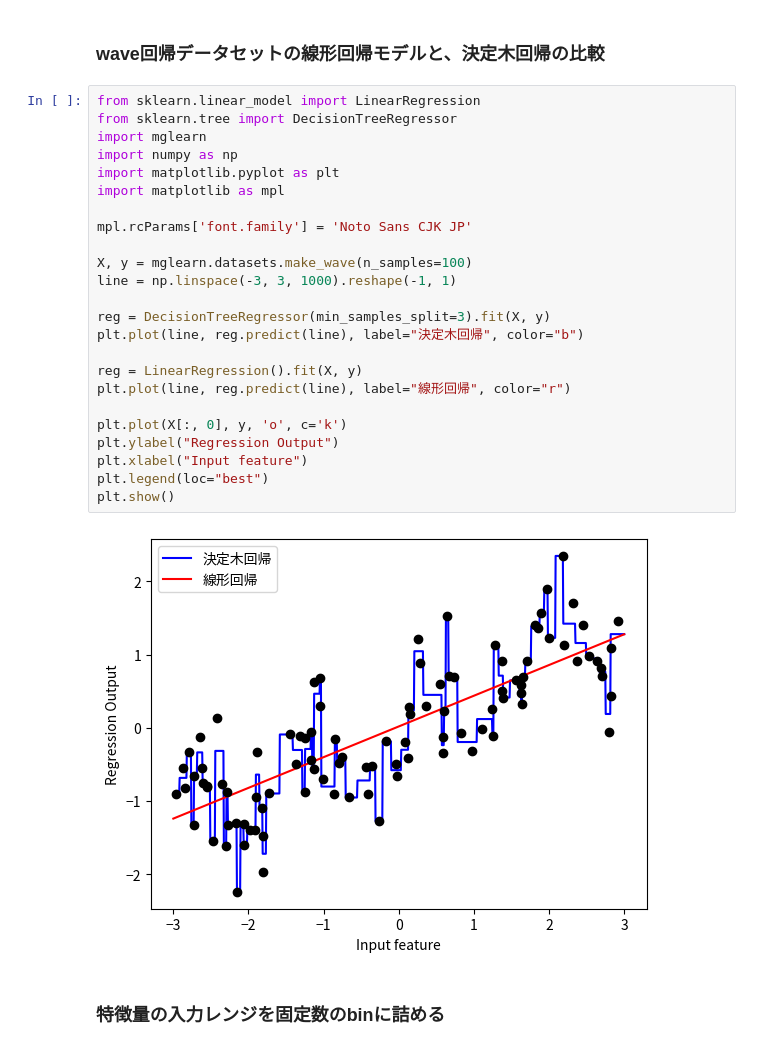
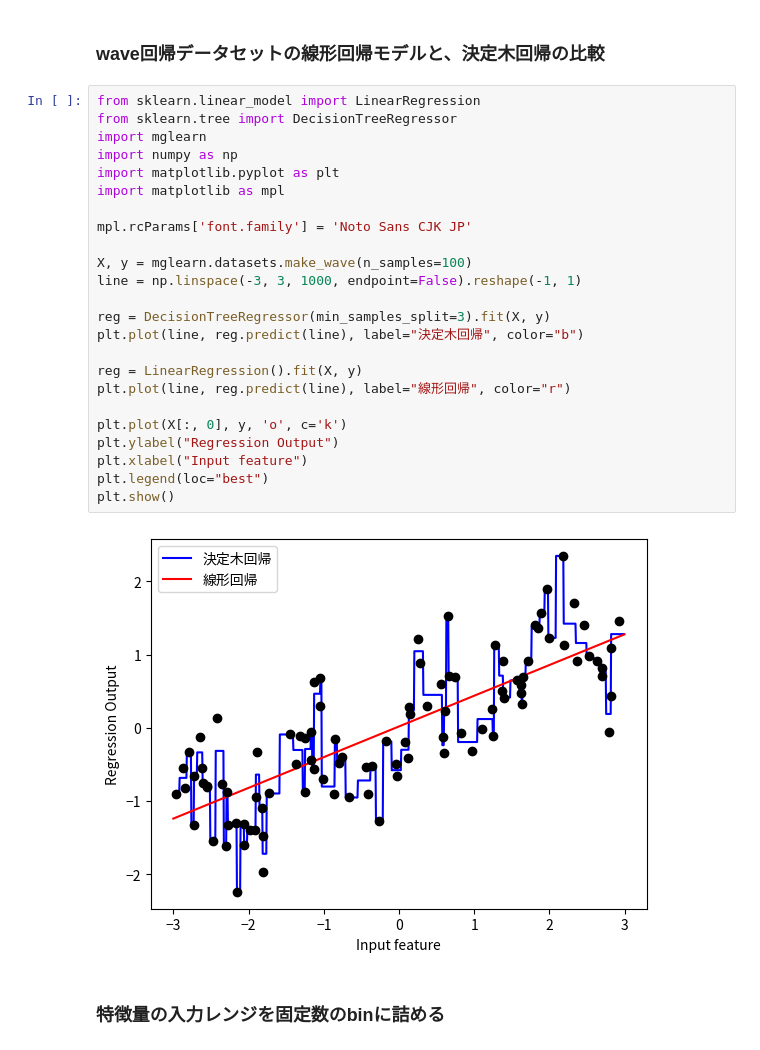
Before and after one commit to TOnodera/machine-learning-with-python, a Jupyter notebook: ch04/one_hot_encoding.ipynb, the cells around one changed output. Saved outputs shown, nothing was run; the diff lists cells and outputs as text.

```diff
--- a/ch04/one_hot_encoding.ipynb
+++ b/ch04/one_hot_encoding.ipynb
@@ -85,29 +85,29 @@ pd.get_dummies(demo_df, columns=['Integer Features', 'Categorical Features'])
 # %%
 from sklearn.linear_model import LinearRegression
 from sklearn.tree import DecisionTreeRegressor
 import mglearn
 import numpy as np
 import matplotlib.pyplot as plt
 import matplotlib as mpl
 
 mpl.rcParams['font.family'] = 'Noto Sans CJK JP'
 
 X, y = mglearn.datasets.make_wave(n_samples=100)
-line = np.linspace(-3, 3, 1000).reshape(-1, 1)
+line = np.linspace(-3, 3, 1000, endpoint=False).reshape(-1, 1)
 
 reg = DecisionTreeRegressor(min_samples_split=3).fit(X, y)
 plt.plot(line, reg.predict(line), label="決定木回帰", color="b")
 
 reg = LinearRegression().fit(X, y)
 plt.plot(line, reg.predict(line), label="線形回帰", color="r")
 
 plt.plot(X[:, 0], y, 'o', c='k')
 plt.ylabel("Regression Output")
 plt.xlabel("Input feature")
 plt.legend(loc="best")
 plt.show()
 # %% [output]
-[figure, old version]
+[figure, new version]
 # %% [markdown]
 ### 特徴量の入力レンジを固定数のbinに詰める
 # %%
```
Also changed, not shown: parts of 1 cell of this notebook.
